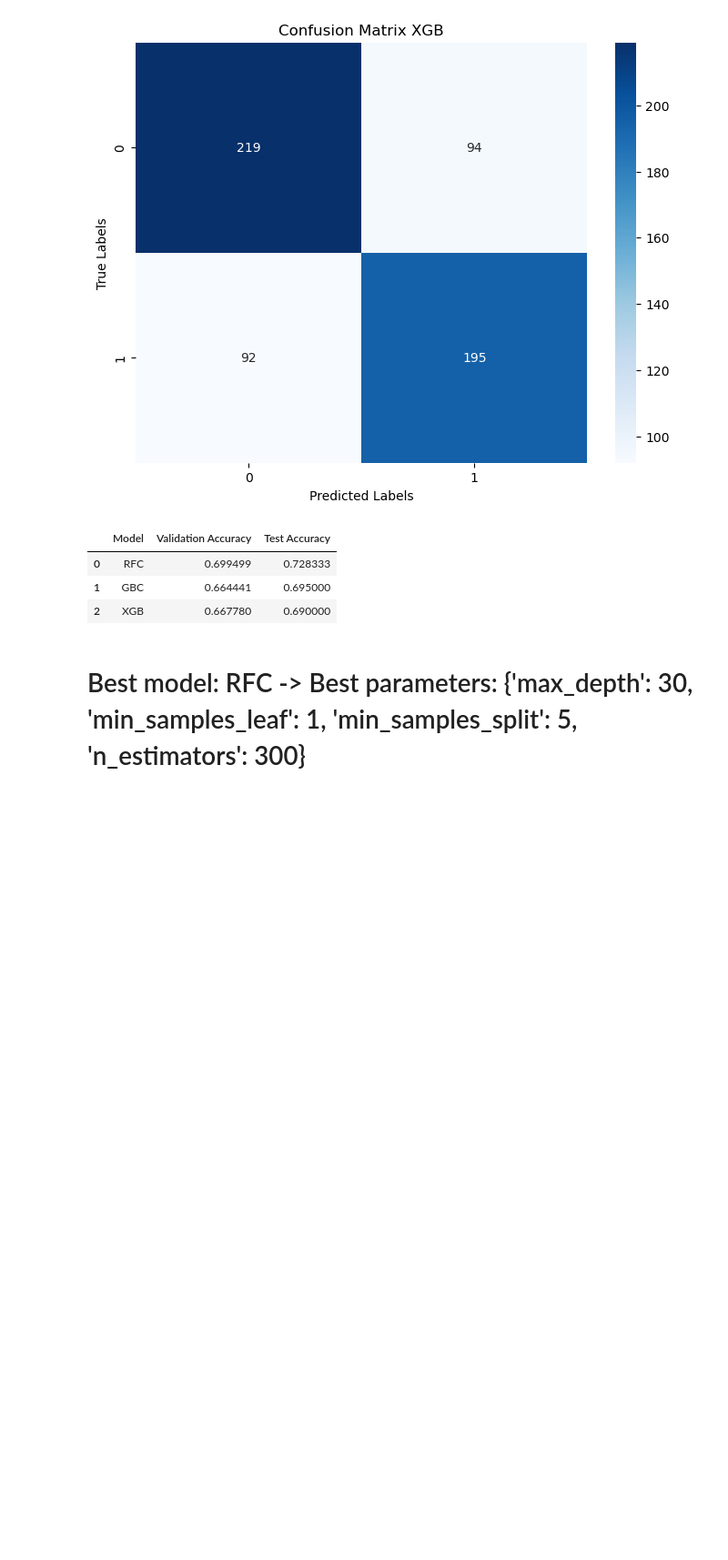
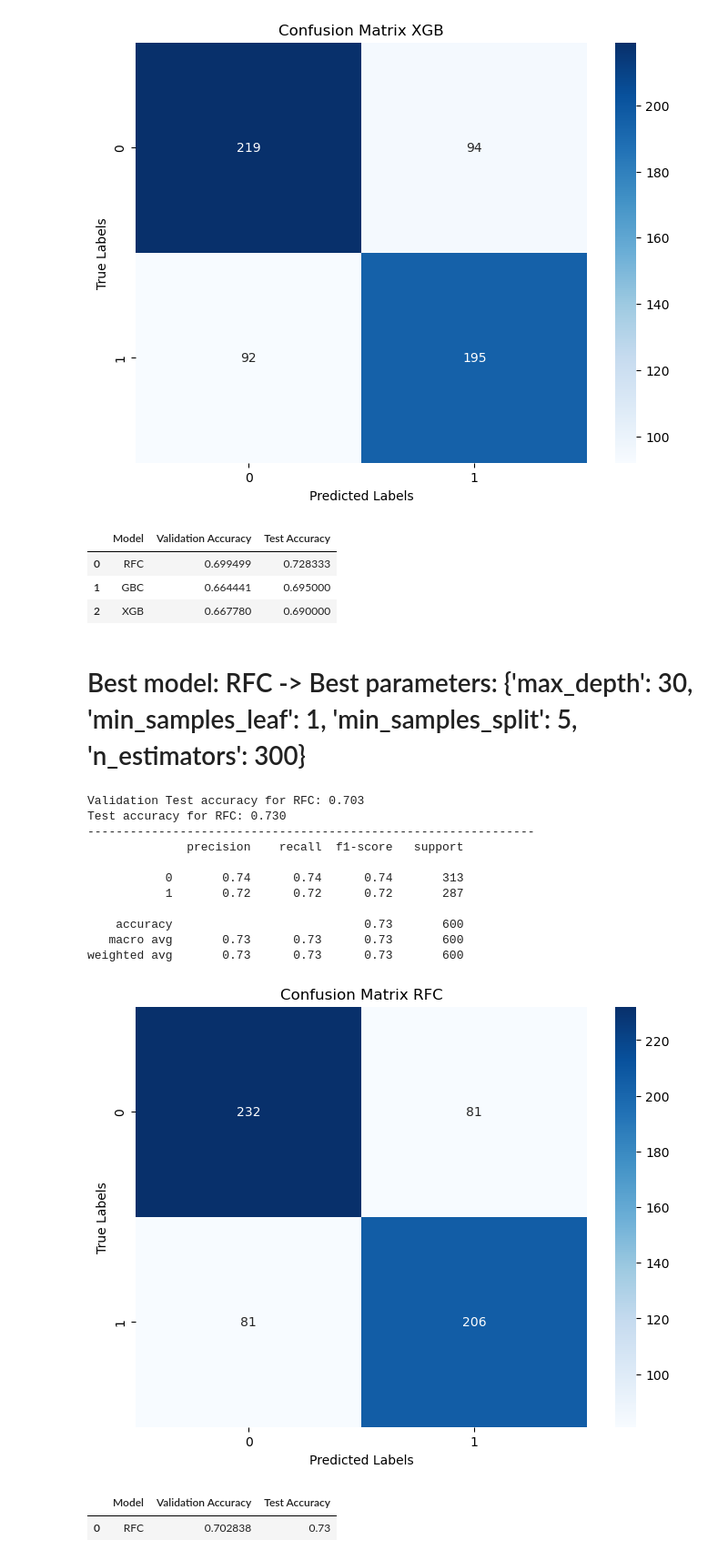
Before and after one commit to MaukanMir/Water-Quality-Classification, a Jupyter notebook: training.ipynb, the cells around one changed output. Shown: that part at 91% size. Drawn from its saved outputs; the diff is of its cells as text; code cells hidden in the pictures; blank space fills up the shorter version.

Commit message:
added new models

```diff
--- a/training.ipynb
+++ b/training.ipynb
@@ -588,3 +588,25 @@ weighted avg       0.69      0.69      0.69       600
 | 2 | XGB | 0.667780 | 0.690000 |
 # %% [markdown]
 # Best model: RFC -> Best parameters: {'max_depth': 30, 'min_samples_leaf': 1, 'min_samples_split': 5, 'n_estimators': 300}
+# %%
+names = ["RFC"]
+models = [
+  RandomForestClassifier(max_depth=30, min_samples_leaf=1, min_samples_split=5, n_estimators=300)
+]
+metric = make_scorer(accuracy_score)
+val_grid_search_selected_models(names, models, X_bl, y_bl, metric)
+# %% [output]
+Validation Test accuracy for RFC: 0.703
+Test accuracy for RFC: 0.730
+---------------------------------------------------------------
+              precision    recall  f1-score   support
+
+           0       0.74      0.74      0.74       313
+           1       0.72      0.72      0.72       287
+
+    accuracy                           0.73       600
+   macro avg       0.73      0.73      0.73       600
+weighted avg       0.73      0.73      0.73       600
+[figure, added]
+|  | Model | Validation Accuracy | Test Accuracy |
+| 0 | RFC | 0.702838 | 0.73 |
```
